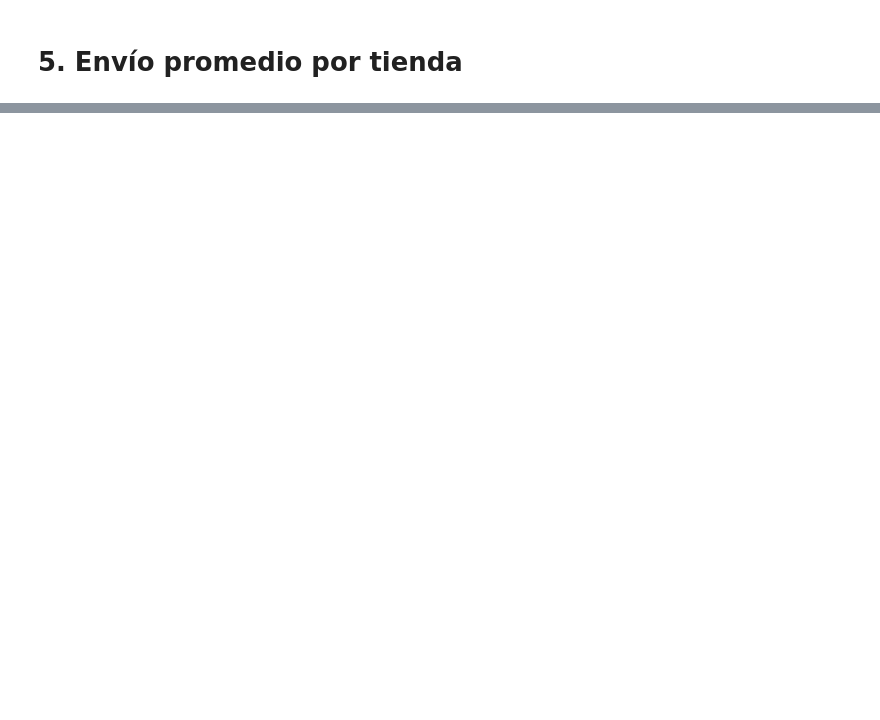
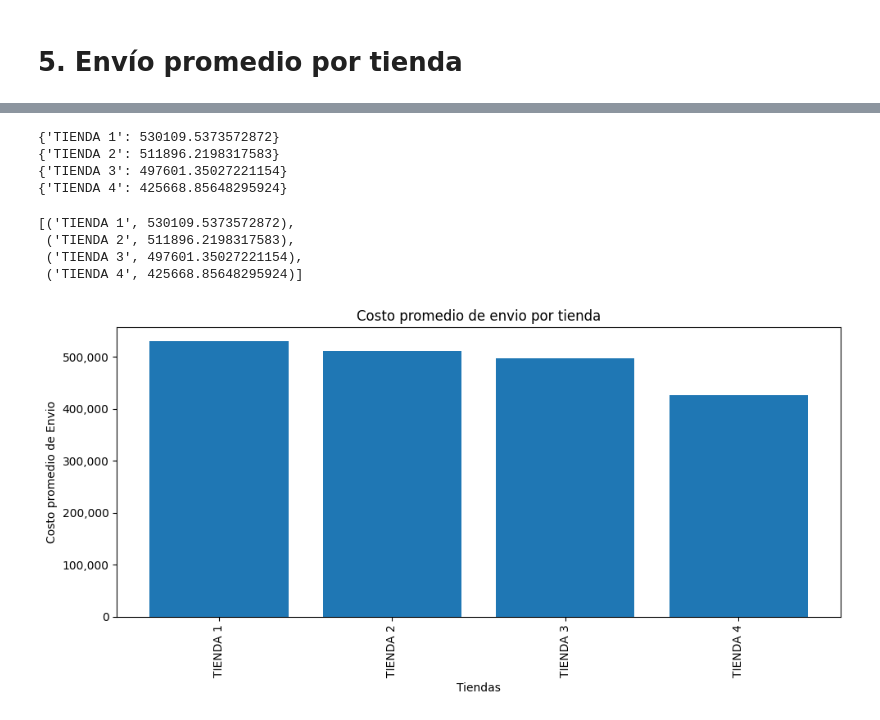
Before and after one commit to Deus-sueD/Callenge-Data-Science, a Jupyter notebook: AluraStoreLatam.ipynb, the cells around one changed output, grey strips where cells are left out. Cells and saved outputs as stored; diff of their text form; code cells hidden in the pictures; blank space fills up the shorter version.

```diff
--- a/AluraStoreLatam.ipynb
+++ b/AluraStoreLatam.ipynb
@@ -177,2 +201,13 @@ graficardemayoraminor(CalificacionPorTienda(tienda4), 'Calificacion de ciudades
 # %% [markdown]
 # 5. Envío promedio por tienda
+# %%
+def EnvioPromedio(tienda):
+  Tiendasunicasportabla = list(set(tienda['Lugar de Compra']))
+
+  Contador = [(float(tienda[tienda['Lugar de Compra'] == x]['Costo de envío'].count())) for x in Tiendasunicasportabla]
+  Enviototales = {x : float(tienda[tienda['Lugar de Compra'] == x]['Costo de envío'].sum()) for x in Tiendasunicasportabla}
+
+  tienda, sumadeenvio = zip(*Enviototales.items())
+  Enviototales = zip(tienda, [x/y for x,y in zip(sumadeenvio,Contador)])
+  #Retornamos de menor a mayor las ventas
+  return sorted(Enviototales, key=lambda x: x[1])
@@ -178,0 +249,38 @@ graficardemayoraminor(CalificacionPorTienda(tienda4), 'Calificacion de ciudades
+# %%
+def Promediodeenviototal(tienda, Nombre_de_la_tienda):
+  TIENDA = EnvioPromedio(tienda)
+
+  Promedioportienda = {Nombre_de_la_tienda : sum(x for _, x in TIENDA)}
+  return Promedioportienda
+# %%
+print(Promediodeenviototal(tienda,'TIENDA 1'))
+print(Promediodeenviototal(tienda2,'TIENDA 2'))
+print(Promediodeenviototal(tienda3,'TIENDA 3'))
+print(Promediodeenviototal(tienda4,'TIENDA 4'))
+# %% [output]
+{'TIENDA 1': 530109.5373572872}
+{'TIENDA 2': 511896.2198317583}
+{'TIENDA 3': 497601.35027221154}
+{'TIENDA 4': 425668.85648295924}
+# %%
+Costopromedioportiendas = []
+
+TIENDA1 = Promediodeenviototal(tienda,'TIENDA 1')
+TIENDA2 = Promediodeenviototal(tienda2,'TIENDA 2')
+TIENDA3 = Promediodeenviototal(tienda3,'TIENDA 3')
+TIENDA4 = Promediodeenviototal(tienda4,'TIENDA 4')
+
+for s in [TIENDA1,TIENDA2,TIENDA3,TIENDA4]:
+  for k,v in s.items():
+    Costopromedioportiendas.append((k,v))
+
+Costopromedioportiendas
+# %% [output]
+[('TIENDA 1', 530109.5373572872),
+ ('TIENDA 2', 511896.2198317583),
+ ('TIENDA 3', 497601.35027221154),
+ ('TIENDA 4', 425668.85648295924)]
+# %%
+graficardemayoraminor(Costopromedioportiendas, 'Costo promedio de envio por tienda', 'Tiendas','Costo promedio de Envio')
+# %% [output]
+[figure, added]
```
Also changed, not shown: parts of 5 cells of this notebook.
